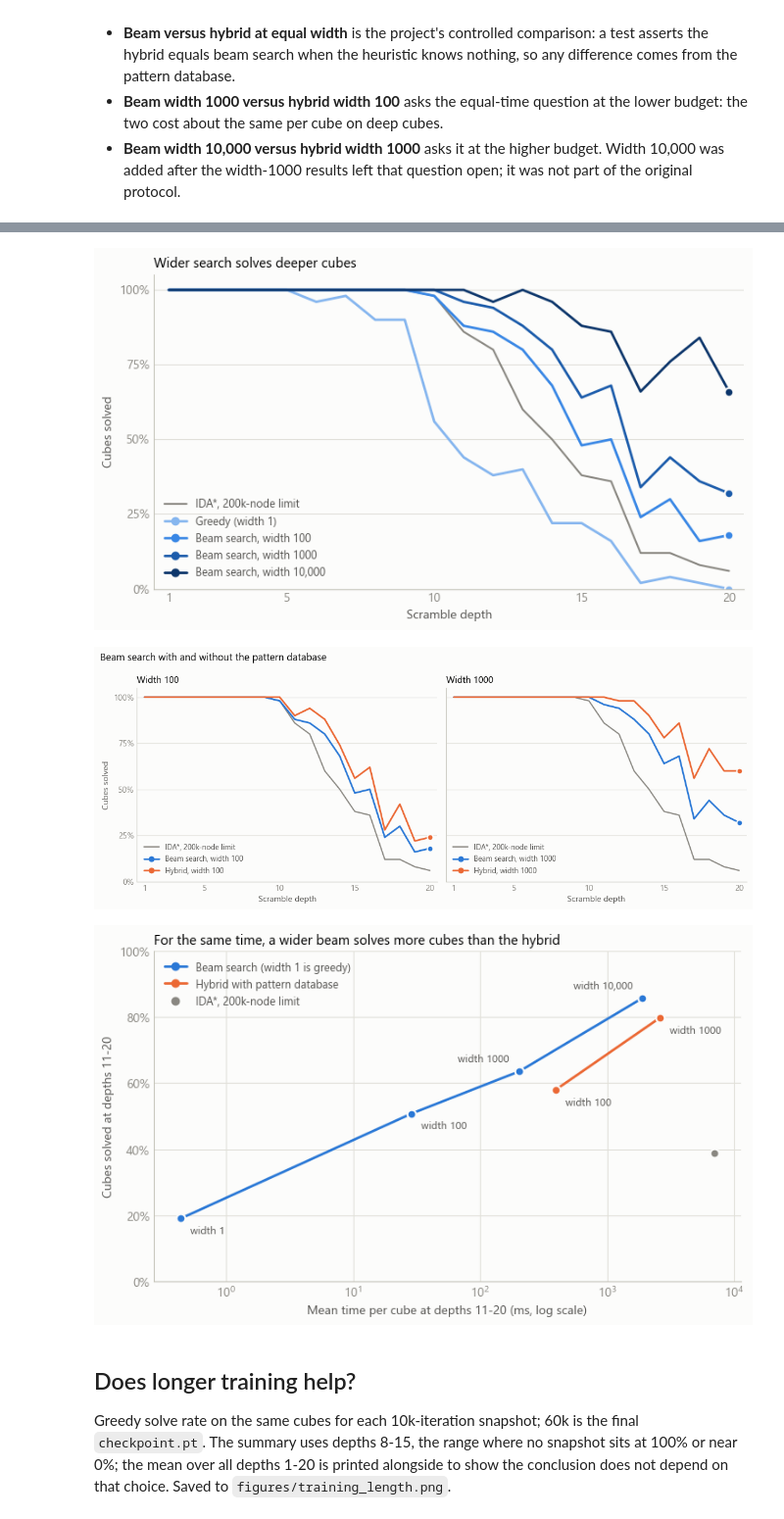
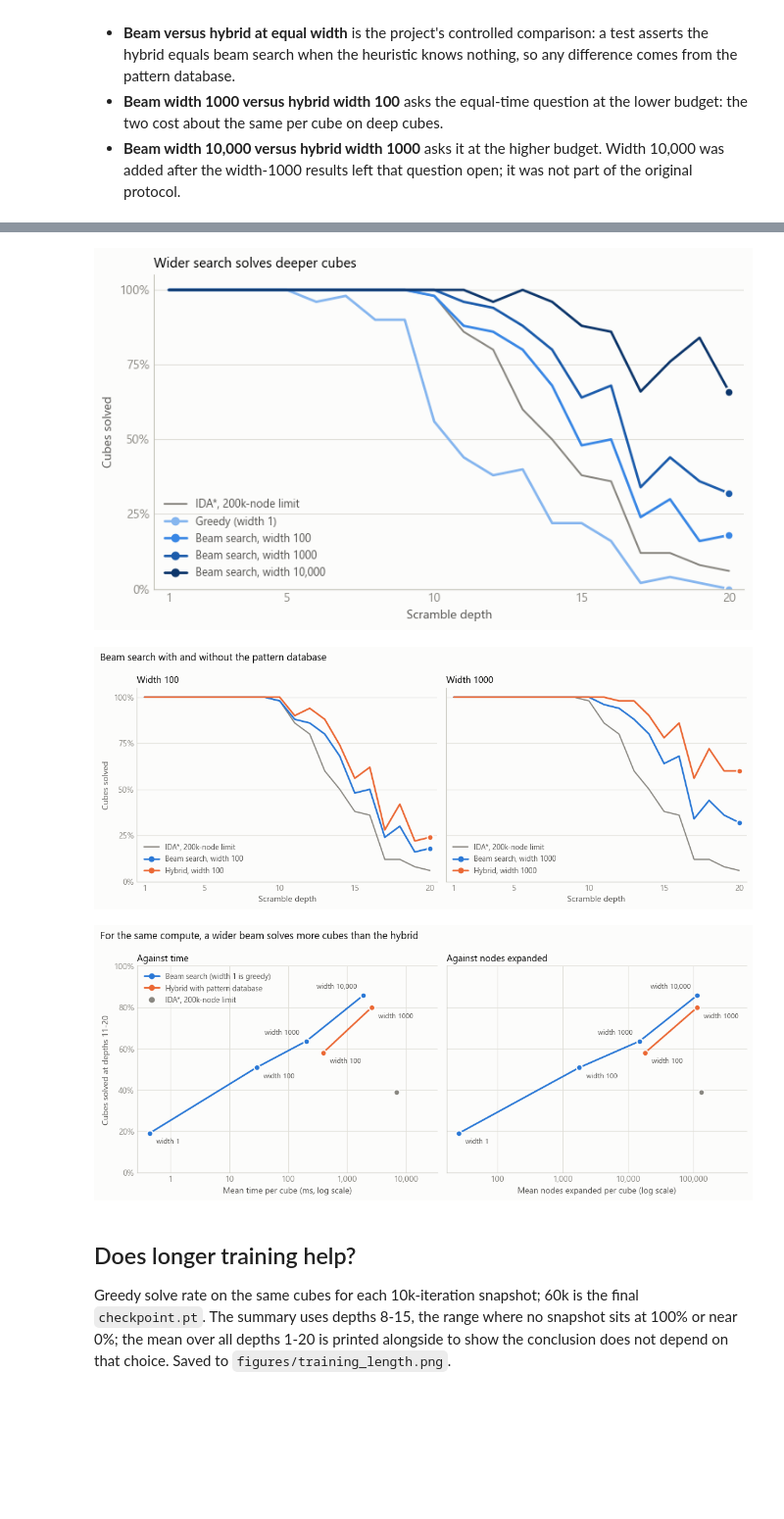
Before and after one commit to EhabSaade/AI-project, a Jupyter notebook: notebooks/02_comparison.ipynb, the cells around one changed output, grey strips where cells are left out. Shown at 98% size. Drawn from its saved outputs; the diff is of its cells as text; code cells hidden in the pictures; blank space fills up the shorter version.

```diff
--- a/notebooks/02_comparison.ipynb
+++ b/notebooks/02_comparison.ipynb
@@ -351,6 +461,8 @@ fig.suptitle('Beam search with and without the pattern database', x=0.01, ha='le
 fig.tight_layout()
 fig.savefig(FIGURES / 'pattern_database_effect.png', dpi=200, facecolor=CHART['surface'], bbox_inches='tight')
 
+from matplotlib.ticker import FuncFormatter, NullFormatter
+
 REACH_DEPTHS = range(11, 21)
 BELOW_RIGHT = ((8, -12), 'left')
 ABOVE_LEFT = ((-8, 8), 'right')  # for beam points that sit just above-left of a hybrid point
@@ -371,34 +483,51 @@ def cost(solver):
     return np.mean([ms_per_cube[solver][depth] for depth in REACH_DEPTHS])
 
 
-print('solver'.rjust(column), 'solved, depths 11-20'.rjust(21), 'mean ms/cube'.rjust(13))
+def effort(solver):
+    return np.mean([nodes[solver][key] for key in lengths[solver] if key[0] in REACH_DEPTHS])
+
+
+print('solver'.rjust(column), 'solved, depths 11-20'.rjust(21), 'mean ms/cube'.rjust(13), 'mean nodes/cube'.rjust(16))
 for solver in [OPTIMAL] + [key for _, _, members in FAMILIES for _, key, _ in members]:
-    if solver in lengths and solver in ms_per_cube:
-        print(solver.rjust(column), f'{reach(solver):.1%}'.rjust(21), f'{cost(solver):,.1f}'.rjust(13))
+    if solver in complete and solver in ms_per_cube:
+        print(solver.rjust(column), f'{reach(solver):.1%}'.rjust(21), f'{cost(solver):,.1f}'.rjust(13),
+              f'{effort(solver):,.0f}'.rjust(16))
 
-fig, ax = plt.subplots(figsize=(7.5, 4.6), facecolor=CHART['surface'])
-style_axes(ax)
-ax.grid(True, axis='x', which='major', color=CHART['grid'], linewidth=0.8, linestyle='-', alpha=1)
-for label, color, members in FAMILIES:
-    present = [member for member in members if member[1] in lengths and member[1] in ms_per_cube]
-    if not present:
-        continue
-    xs = [cost(key) for _, key, _ in present]
-    ys = [reach(key) for _, key, _ in present]
-    plot_series(ax, xs, ys, color, label)
-    for (width, _, (offset, align)), x, y in zip(present, xs, ys):
-        ax.annotate(f'width {width}', xy=(x, y), xytext=offset, textcoords='offset points',
-                    ha=align, fontsize=8.5, color=CHART['ink_secondary'])
-ax.plot([cost(OPTIMAL)], [reach(OPTIMAL)], marker='o', markersize=7, color=CHART['ink_muted'],
-        markeredgecolor=CHART['surface'], markeredgewidth=1.5, linestyle='none', label=LABELS[OPTIMAL])
-ax.set_xscale('log')
-ax.tick_params(which='minor', length=0)
-ax.set_ylim(0, 1)
-ax.yaxis.set_major_formatter(PercentFormatter(1.0, decimals=0))
-ax.set_xlabel('Mean time per cube at depths 11-20 (ms, log scale)')
-ax.set_ylabel('Cubes solved at depths 11-20')
-ax.set_title('For the same time, a wider beam solves more cubes than the hybrid', loc='left', fontsize=11)
-add_legend(ax, loc='upper left')
+fig, panels = plt.subplots(1, 2, figsize=(11, 4.6), facecolor=CHART['surface'], sharey=True)
+PANELS = (
+    (panels[0], cost, 'Mean time per cube (ms, log scale)', 'Against time'),
+    (panels[1], effort, 'Mean nodes expanded per cube (log scale)', 'Against nodes expanded'),
+)
+for ax, measure, xlabel, title in PANELS:
+    style_axes(ax)
+    ax.grid(True, axis='x', which='major', color=CHART['grid'], linewidth=0.8, linestyle='-', alpha=1)
+    for label, color, members in FAMILIES:
+        present = [member for member in members if member[1] in complete and member[1] in ms_per_cube]
+        if not present:
+            continue
+        xs = [measure(key) for _, key, _ in present]
+        ys = [reach(key) for _, key, _ in present]
+        plot_series(ax, xs, ys, color, label)
+        for (width, _, (offset, align)), x, y in zip(present, xs, ys):
+            ax.annotate(f'width {width}', xy=(x, y), xytext=offset, textcoords='offset points',
+                        ha=align, fontsize=8.5, color=CHART['ink_secondary'])
+    ax.plot([measure(OPTIMAL)], [reach(OPTIMAL)], marker='o', markersize=7, color=CHART['ink_muted'],
+            markeredgecolor=CHART['surface'], markeredgewidth=1.5, linestyle='none', label=LABELS[OPTIMAL])
+    ax.set_xscale('log')
+    # Room on the right for the labels of the right-most points.
+    plotted = [OPTIMAL] + [key for _, _, members in FAMILIES for _, key, _ in members if key in complete]
+    ax.set_xlim(right=5 * max(measure(key) for key in plotted))
+    ax.xaxis.set_major_formatter(FuncFormatter(lambda value, _: f'{value:,.0f}' if value >= 1 else f'{value:g}'))
+    ax.xaxis.set_minor_formatter(NullFormatter())
+    ax.tick_params(which='minor', length=0)
+    ax.set_ylim(0, 1)
+    ax.yaxis.set_major_formatter(PercentFormatter(1.0, decimals=0))
+    ax.set_xlabel(xlabel)
+    ax.set_title(title, loc='left', fontsize=11)
+panels[0].set_ylabel('Cubes solved at depths 11-20')
+add_legend(panels[0], loc='upper left')
+fig.suptitle('For the same compute, a wider beam solves more cubes than the hybrid', x=0.01, ha='left',
+             fontsize=12, color=CHART['ink'])
 fig.tight_layout()
 fig.savefig(FIGURES / 'cost_versus_reach.png', dpi=200, facecolor=CHART['surface'], bbox_inches='tight')
 # %% [output]
@@ -413,6 +542,6 @@ fig.savefig(FIGURES / 'cost_versus_reach.png', dpi=200, facecolor=CHART['surface
 [figure]
 [figure]
-[figure, old version]
+[figure, new version]
 # %% [markdown]
 ## Does longer training help?
 
```
Also changed, not shown: parts of 4 cells of this notebook, 5 other files.
